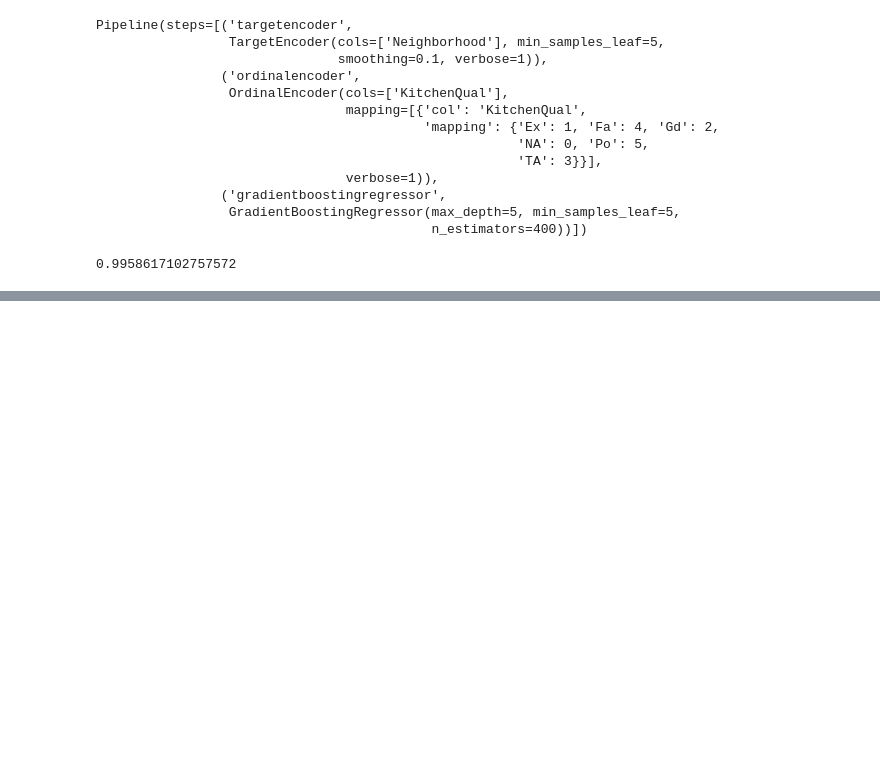
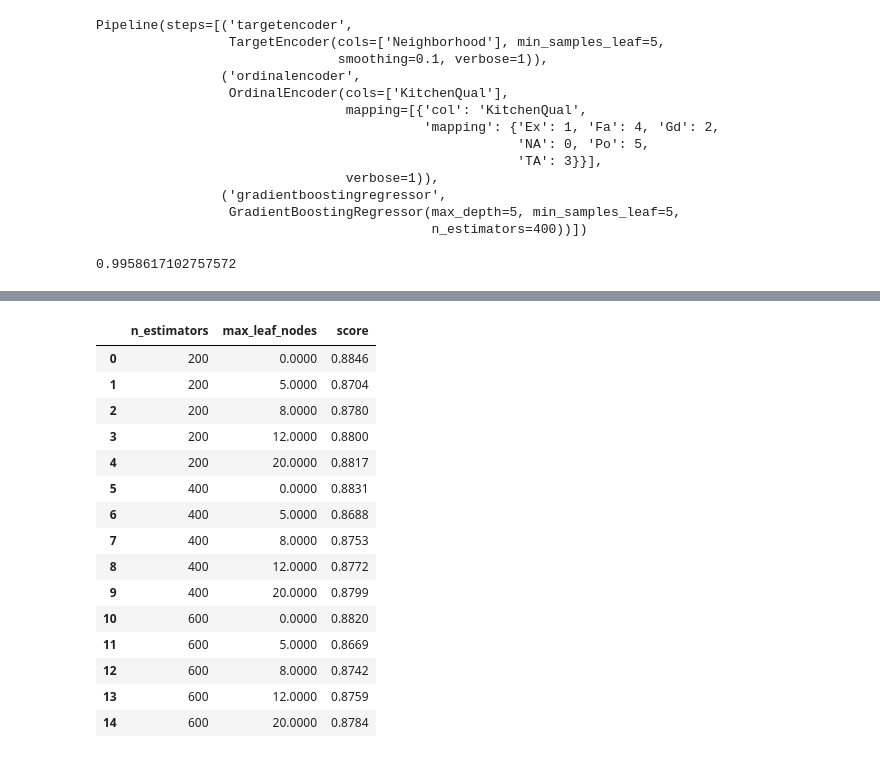
Before and after one commit to Lothdyn/my-1019-repo, a Jupyter notebook: Homework/Unit3/iowa-full-working/iowa_full_03_model_build.ipynb, the cells around one changed output, grey strips where cells are left out. Saved outputs shown, nothing was run; the diff lists cells and outputs as text; code cells hidden in the pictures; blank space fills up the shorter version.

```diff
--- a/Homework/Unit3/iowa-full-working/iowa_full_03_model_build.ipynb
+++ b/Homework/Unit3/iowa-full-working/iowa_full_03_model_build.ipynb
@@ -536,0 +772,23 @@ feats3
+# %%
+# Models generally improved with greater depth,
+# although 0 max_leaf_nodes consistently showed the best performance on average
+
+df_plot = param_sweep_df.groupby(['n_estimators','max_leaf_nodes']).mean().reset_index()
+df_plot[['n_estimators','max_leaf_nodes','score']]
+# %% [output]
+|  | n_estimators | max_leaf_nodes | score |
+| 0 | 200 | 0.0000 | 0.8846 |
+| 1 | 200 | 5.0000 | 0.8704 |
+| 2 | 200 | 8.0000 | 0.8780 |
+| 3 | 200 | 12.0000 | 0.8800 |
+| 4 | 200 | 20.0000 | 0.8817 |
+| 5 | 400 | 0.0000 | 0.8831 |
+| 6 | 400 | 5.0000 | 0.8688 |
+| 7 | 400 | 8.0000 | 0.8753 |
+| 8 | 400 | 12.0000 | 0.8772 |
+| 9 | 400 | 20.0000 | 0.8799 |
+| 10 | 600 | 0.0000 | 0.8820 |
+| 11 | 600 | 5.0000 | 0.8669 |
+| 12 | 600 | 8.0000 | 0.8742 |
+| 13 | 600 | 12.0000 | 0.8759 |
+| 14 | 600 | 20.0000 | 0.8784 |
```
Also changed, not shown: parts of 46 cells of this notebook, 3 other files.
